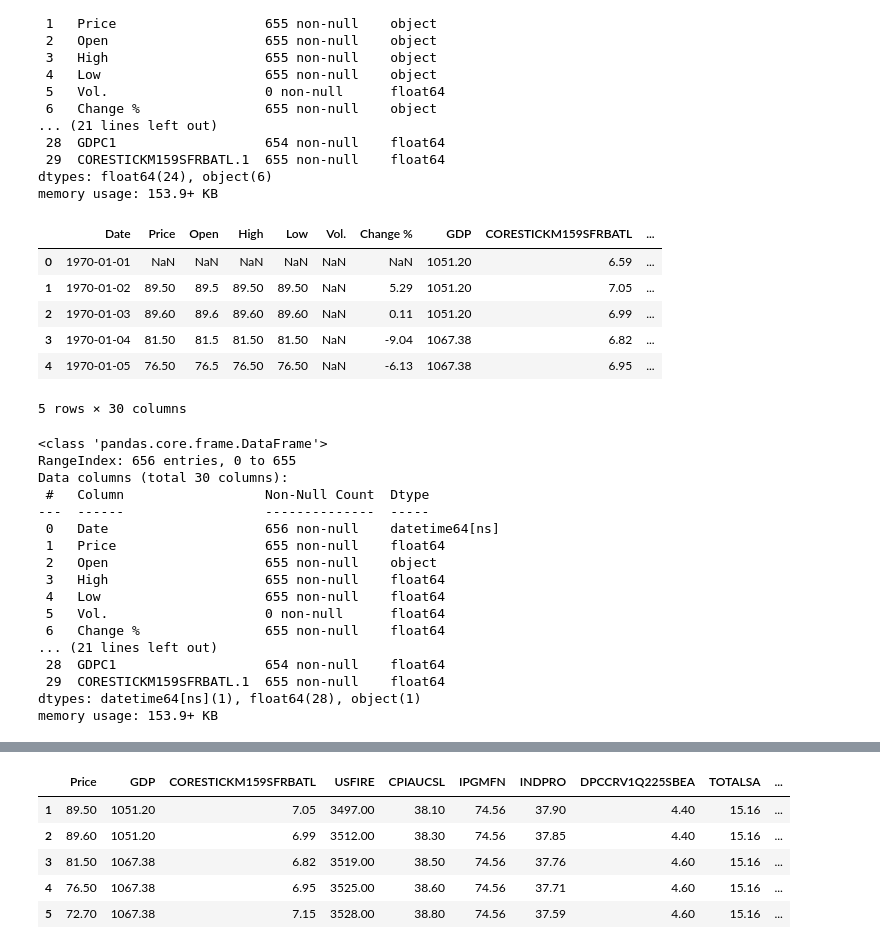
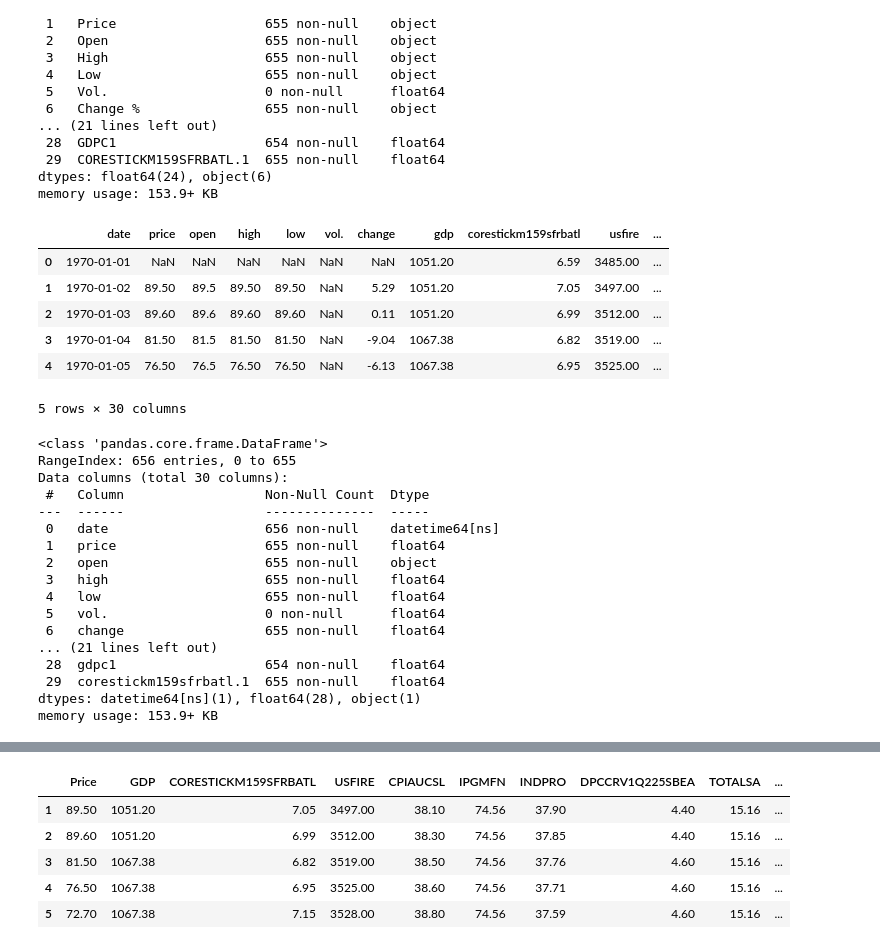
Before and after one commit to burakakay/SP-500-Price-Predictor-Project, a Jupyter notebook: S&P_500_Price_Prediction.ipynb, the cells around one changed output, grey strips where cells are left out. Cells and saved outputs as stored; diff of their text form; code cells hidden in the pictures.

```diff
--- a/S&P_500_Price_Prediction.ipynb
+++ b/S&P_500_Price_Prediction.ipynb
@@ -148,23 +170,26 @@ Data columns (total 30 columns):
 dtypes: float64(24), object(6)
 memory usage: 153.9+ KB
 # %%
-df.Date = pd.to_datetime(df.Date)
-df['Price'] = df['Price'].str.replace(',','')
-df['Price'] = df['Price'].astype(float)
-df['Change %'] = df['Change %'].str.replace('%','')
-df['Change %'] = df['Change %'].astype(float)
-df['High'] = df['High'].str.replace(',','')
-df['High'] = df['High'].astype(float)
-df['Low'] = df['Low'].str.replace(',','')
-df['Low'] = df['Low'].astype(float)
+df.columns = df.columns.str.replace(' ','')
+df.columns = df.columns.str.replace('%','')
+df.columns = df.columns.str.lower()
+df.date = pd.to_datetime(df.date)
+df['price'] = df['price'].str.replace(',','')
+df['price'] = df['price'].astype(float)
+df['change'] = df['change'].str.replace('%','')
+df['change'] = df['change'].astype(float)
+df['high'] = df['high'].str.replace(',','')
+df['high'] = df['high'].astype(float)
+df['low'] = df['low'].str.replace(',','')
+df['low'] = df['low'].astype(float)
 df.head()
 # %% [output]
-|  | Date | Price | Open | High | Low | Vol. | Change % | GDP | CORESTICKM159SFRBATL | ... |
-| 0 | 1970-01-01 | NaN | NaN | NaN | NaN | NaN | NaN | 1051.20 | 6.59 | ... |
-| 1 | 1970-01-02 | 89.50 | 89.5 | 89.50 | 89.50 | NaN | 5.29 | 1051.20 | 7.05 | ... |
-| 2 | 1970-01-03 | 89.60 | 89.6 | 89.60 | 89.60 | NaN | 0.11 | 1051.20 | 6.99 | ... |
-| 3 | 1970-01-04 | 81.50 | 81.5 | 81.50 | 81.50 | NaN | -9.04 | 1067.38 | 6.82 | ... |
-| 4 | 1970-01-05 | 76.50 | 76.5 | 76.50 | 76.50 | NaN | -6.13 | 1067.38 | 6.95 | ... |
+|  | date | price | open | high | low | vol. | change | gdp | corestickm159sfrbatl | usfire | ... |
+| 0 | 1970-01-01 | NaN | NaN | NaN | NaN | NaN | NaN | 1051.20 | 6.59 | 3485.00 | ... |
+| 1 | 1970-01-02 | 89.50 | 89.5 | 89.50 | 89.50 | NaN | 5.29 | 1051.20 | 7.05 | 3497.00 | ... |
+| 2 | 1970-01-03 | 89.60 | 89.6 | 89.60 | 89.60 | NaN | 0.11 | 1051.20 | 6.99 | 3512.00 | ... |
+| 3 | 1970-01-04 | 81.50 | 81.5 | 81.50 | 81.50 | NaN | -9.04 | 1067.38 | 6.82 | 3519.00 | ... |
+| 4 | 1970-01-05 | 76.50 | 76.5 | 76.50 | 76.50 | NaN | -6.13 | 1067.38 | 6.95 | 3525.00 | ... |
 5 rows × 30 columns
 # %%
 df.info()
@@ -174,15 +199,15 @@ RangeIndex: 656 entries, 0 to 655
 Data columns (total 30 columns):
  #   Column                  Non-Null Count  Dtype
 ---  ------                  --------------  -----
- 0   Date                    656 non-null    datetime64[ns]
- 1   Price                   655 non-null    float64
- 2   Open                    655 non-null    object
- 3   High                    655 non-null    float64
- 4   Low                     655 non-null    float64
- 5   Vol.                    0 non-null      float64
- 6   Change %                655 non-null    float64
+ 0   date                    656 non-null    datetime64[ns]
+ 1   price                   655 non-null    float64
+ 2   open                    655 non-null    object
+ 3   high                    655 non-null    float64
+ 4   low                     655 non-null    float64
+ 5   vol.                    0 non-null      float64
+ 6   change                  655 non-null    float64
 ... (21 lines left out)
- 28  GDPC1                   654 non-null    float64
- 29  CORESTICKM159SFRBATL.1  655 non-null    float64
+ 28  gdpc1                   654 non-null    float64
+ 29  corestickm159sfrbatl.1  655 non-null    float64
 dtypes: datetime64[ns](1), float64(28), object(1)
 memory usage: 153.9+ KB
```
Also changed, not shown: parts of 33 cells of this notebook.
